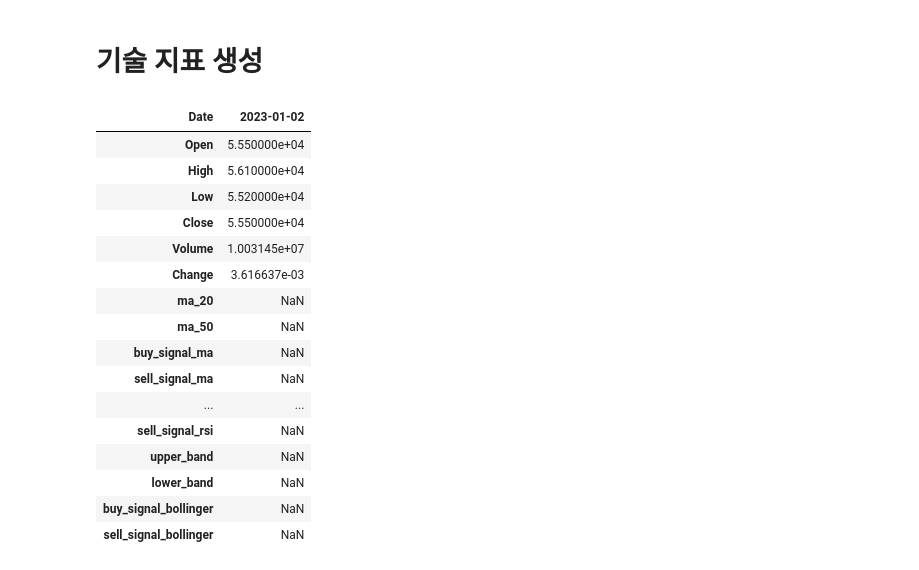
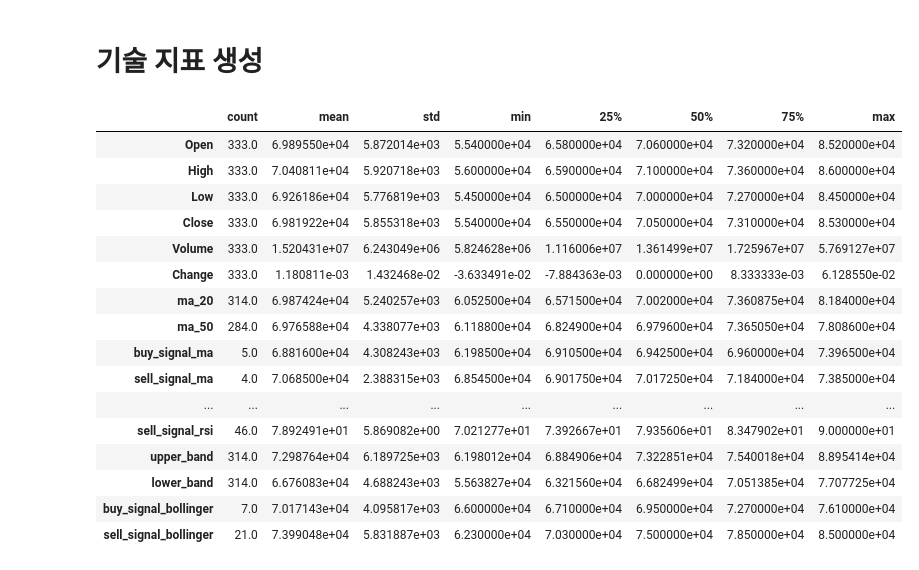
Before and after one commit to iop2000win/Stock_Analysis, a Jupyter notebook: Stock_Analysis.ipynb, the cells around one changed output. Drawn from its saved outputs; the diff is of its cells as text; code cells hidden in the pictures.

```diff
--- a/Stock_Analysis.ipynb
+++ b/Stock_Analysis.ipynb
@@ -190,22 +178,22 @@ df['macd'], df['signal_line'], df['buy_signal_macd'], df['sell_signal_macd'] = g
 df['rsi'], df['buy_signal_rsi'], df['sell_signal_rsi'] = get_rsi(df['Close'])
 df['upper_band'], df['lower_band'], df['buy_signal_bollinger'], df['sell_signal_bollinger'] = get_bollinger_bands(df['Close'])
 # %%
-df.head(1).T
+df.describe().T
 # %% [output]
-| Date | 2023-01-02 |
-| Open | 5.550000e+04 |
-| High | 5.610000e+04 |
-| Low | 5.520000e+04 |
-| Close | 5.550000e+04 |
-| Volume | 1.003145e+07 |
-| Change | 3.616637e-03 |
-| ma_20 | NaN |
-| ma_50 | NaN |
-| buy_signal_ma | NaN |
-| sell_signal_ma | NaN |
-| ... | ... |
-| sell_signal_rsi | NaN |
-| upper_band | NaN |
-| lower_band | NaN |
-| buy_signal_bollinger | NaN |
-| sell_signal_bollinger | NaN |
+|  | count | mean | std | min | 25% | 50% | 75% | max |
+| Open | 333.0 | 6.989550e+04 | 5.872014e+03 | 5.540000e+04 | 6.580000e+04 | 7.060000e+04 | 7.320000e+04 | 8.520000e+04 |
+| High | 333.0 | 7.040811e+04 | 5.920718e+03 | 5.600000e+04 | 6.590000e+04 | 7.100000e+04 | 7.360000e+04 | 8.600000e+04 |
+| Low | 333.0 | 6.926186e+04 | 5.776819e+03 | 5.450000e+04 | 6.500000e+04 | 7.000000e+04 | 7.270000e+04 | 8.450000e+04 |
+| Close | 333.0 | 6.981922e+04 | 5.855318e+03 | 5.540000e+04 | 6.550000e+04 | 7.050000e+04 | 7.310000e+04 | 8.530000e+04 |
+| Volume | 333.0 | 1.520431e+07 | 6.243049e+06 | 5.824628e+06 | 1.116006e+07 | 1.361499e+07 | 1.725967e+07 | 5.769127e+07 |
+| Change | 333.0 | 1.180811e-03 | 1.432468e-02 | -3.633491e-02 | -7.884363e-03 | 0.000000e+00 | 8.333333e-03 | 6.128550e-02 |
+| ma_20 | 314.0 | 6.987424e+04 | 5.240257e+03 | 6.052500e+04 | 6.571500e+04 | 7.002000e+04 | 7.360875e+04 | 8.184000e+04 |
+| ma_50 | 284.0 | 6.976588e+04 | 4.338077e+03 | 6.118800e+04 | 6.824900e+04 | 6.979600e+04 | 7.365050e+04 | 7.808600e+04 |
+| buy_signal_ma | 5.0 | 6.881600e+04 | 4.308243e+03 | 6.198500e+04 | 6.910500e+04 | 6.942500e+04 | 6.960000e+04 | 7.396500e+04 |
+| sell_signal_ma | 4.0 | 7.068500e+04 | 2.388315e+03 | 6.854500e+04 | 6.901750e+04 | 7.017250e+04 | 7.184000e+04 | 7.385000e+04 |
+| ... | ... | ... | ... | ... | ... | ... | ... | ... |
+| sell_signal_rsi | 46.0 | 7.892491e+01 | 5.869082e+00 | 7.021277e+01 | 7.392667e+01 | 7.935606e+01 | 8.347902e+01 | 9.000000e+01 |
+| upper_band | 314.0 | 7.298764e+04 | 6.189725e+03 | 6.198012e+04 | 6.884906e+04 | 7.322851e+04 | 7.540018e+04 | 8.895414e+04 |
+| lower_band | 314.0 | 6.676083e+04 | 4.688243e+03 | 5.563827e+04 | 6.321560e+04 | 6.682499e+04 | 7.051385e+04 | 7.707725e+04 |
+| buy_signal_bollinger | 7.0 | 7.017143e+04 | 4.095817e+03 | 6.600000e+04 | 6.710000e+04 | 6.950000e+04 | 7.270000e+04 | 7.610000e+04 |
+| sell_signal_bollinger | 21.0 | 7.399048e+04 | 5.831887e+03 | 6.230000e+04 | 7.030000e+04 | 7.500000e+04 | 7.850000e+04 | 8.500000e+04 |
```
Also changed, not shown: parts of 5 cells of this notebook.
